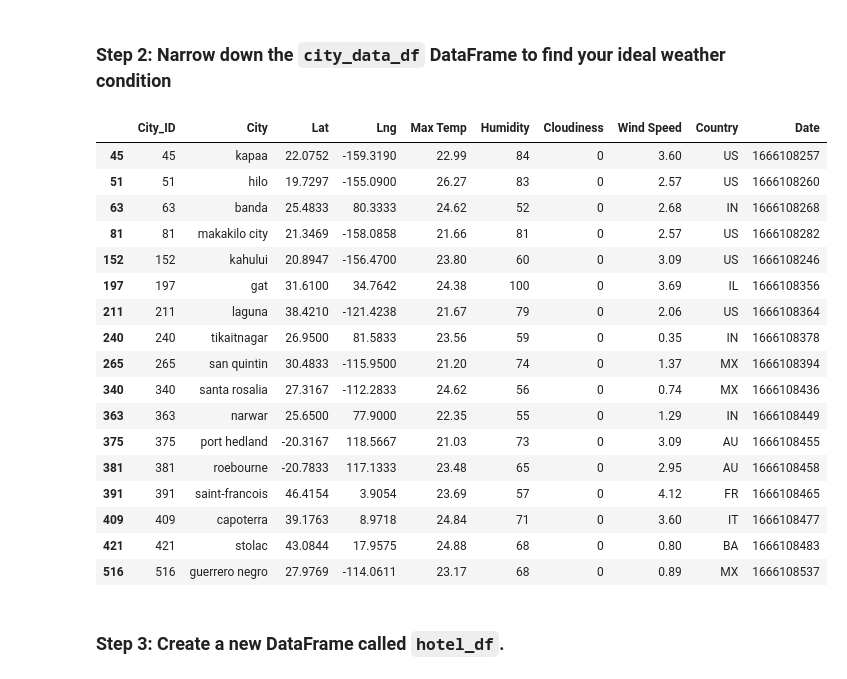
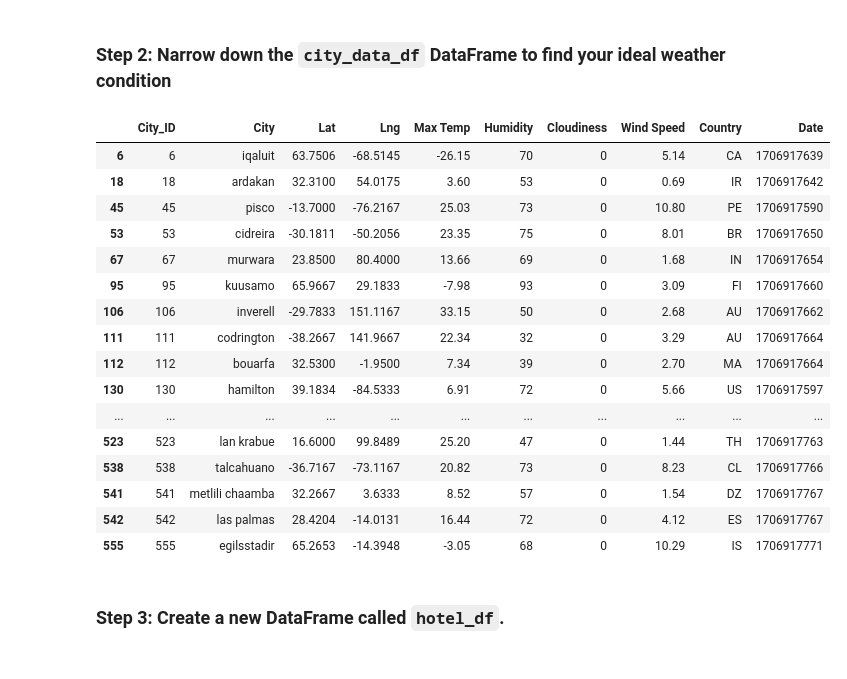
Before and after one commit to JerricaRaemer/Python_APIs, a Jupyter notebook: WeatherPy/VacationPy.ipynb, the cells around one changed output. Drawn from its saved outputs; the diff is of its cells as text; code cells hidden in the pictures.

```diff
--- a/WeatherPy/VacationPy.ipynb
+++ b/WeatherPy/VacationPy.ipynb
@@ -41,32 +55,32 @@ city_data_df.head()
 ### Step 2: Narrow down the `city_data_df` DataFrame to find your ideal weather condition
 # %%
 # Narrow down cities that fit criteria and drop any results with null values
-# YOUR CODE HERE
+sunny_days = city_data_df[city_data_df['Cloudiness'] == 0]
+# sunny_days
 
 # Drop any rows with null values
-# YOUR CODE HERE
+df = sunny_days.dropna()
 
 # Display sample data
-# YOUR CODE HERE
+df
 # %% [output]
 |  | City_ID | City | Lat | Lng | Max Temp | Humidity | Cloudiness | Wind Speed | Country | Date |
-| 45 | 45 | kapaa | 22.0752 | -159.3190 | 22.99 | 84 | 0 | 3.60 | US | 1666108257 |
-| 51 | 51 | hilo | 19.7297 | -155.0900 | 26.27 | 83 | 0 | 2.57 | US | 1666108260 |
-| 63 | 63 | banda | 25.4833 | 80.3333 | 24.62 | 52 | 0 | 2.68 | IN | 1666108268 |
-| 81 | 81 | makakilo city | 21.3469 | -158.0858 | 21.66 | 81 | 0 | 2.57 | US | 1666108282 |
-| 152 | 152 | kahului | 20.8947 | -156.4700 | 23.80 | 60 | 0 | 3.09 | US | 1666108246 |
-| 197 | 197 | gat | 31.6100 | 34.7642 | 24.38 | 100 | 0 | 3.69 | IL | 1666108356 |
-| 211 | 211 | laguna | 38.4210 | -121.4238 | 21.67 | 79 | 0 | 2.06 | US | 1666108364 |
-| 240 | 240 | tikaitnagar | 26.9500 | 81.5833 | 23.56 | 59 | 0 | 0.35 | IN | 1666108378 |
-| 265 | 265 | san quintin | 30.4833 | -115.9500 | 21.20 | 74 | 0 | 1.37 | MX | 1666108394 |
-| 340 | 340 | santa rosalia | 27.3167 | -112.2833 | 24.62 | 56 | 0 | 0.74 | MX | 1666108436 |
-| 363 | 363 | narwar | 25.6500 | 77.9000 | 22.35 | 55 | 0 | 1.29 | IN | 1666108449 |
-| 375 | 375 | port hedland | -20.3167 | 118.5667 | 21.03 | 73 | 0 | 3.09 | AU | 1666108455 |
-| 381 | 381 | roebourne | -20.7833 | 117.1333 | 23.48 | 65 | 0 | 2.95 | AU | 1666108458 |
-| 391 | 391 | saint-francois | 46.4154 | 3.9054 | 23.69 | 57 | 0 | 4.12 | FR | 1666108465 |
-| 409 | 409 | capoterra | 39.1763 | 8.9718 | 24.84 | 71 | 0 | 3.60 | IT | 1666108477 |
-| 421 | 421 | stolac | 43.0844 | 17.9575 | 24.88 | 68 | 0 | 0.80 | BA | 1666108483 |
-| 516 | 516 | guerrero negro | 27.9769 | -114.0611 | 23.17 | 68 | 0 | 0.89 | MX | 1666108537 |
+| 6 | 6 | iqaluit | 63.7506 | -68.5145 | -26.15 | 70 | 0 | 5.14 | CA | 1706917639 |
+| 18 | 18 | ardakan | 32.3100 | 54.0175 | 3.60 | 53 | 0 | 0.69 | IR | 1706917642 |
+| 45 | 45 | pisco | -13.7000 | -76.2167 | 25.03 | 73 | 0 | 10.80 | PE | 1706917590 |
+| 53 | 53 | cidreira | -30.1811 | -50.2056 | 23.35 | 75 | 0 | 8.01 | BR | 1706917650 |
+| 67 | 67 | murwara | 23.8500 | 80.4000 | 13.66 | 69 | 0 | 1.68 | IN | 1706917654 |
+| 95 | 95 | kuusamo | 65.9667 | 29.1833 | -7.98 | 93 | 0 | 3.09 | FI | 1706917660 |
+| 106 | 106 | inverell | -29.7833 | 151.1167 | 33.15 | 50 | 0 | 2.68 | AU | 1706917662 |
+| 111 | 111 | codrington | -38.2667 | 141.9667 | 22.34 | 32 | 0 | 3.29 | AU | 1706917664 |
+| 112 | 112 | bouarfa | 32.5300 | -1.9500 | 7.34 | 39 | 0 | 2.70 | MA | 1706917664 |
+| 130 | 130 | hamilton | 39.1834 | -84.5333 | 6.91 | 72 | 0 | 5.66 | US | 1706917597 |
+| ... | ... | ... | ... | ... | ... | ... | ... | ... | ... | ... |
+| 523 | 523 | lan krabue | 16.6000 | 99.8489 | 25.20 | 47 | 0 | 1.44 | TH | 1706917763 |
+| 538 | 538 | talcahuano | -36.7167 | -73.1167 | 20.82 | 73 | 0 | 8.23 | CL | 1706917766 |
+| 541 | 541 | metlili chaamba | 32.2667 | 3.6333 | 8.52 | 57 | 0 | 1.54 | DZ | 1706917767 |
+| 542 | 542 | las palmas | 28.4204 | -14.0131 | 16.44 | 72 | 0 | 4.12 | ES | 1706917767 |
+| 555 | 555 | egilsstadir | 65.2653 | -14.3948 | -3.05 | 68 | 0 | 10.29 | IS | 1706917771 |
 # %% [markdown]
 ### Step 3: Create a new DataFrame called `hotel_df`.
 # %%
```
Also changed, not shown: parts of 6 cells of this notebook, 6 other files.
